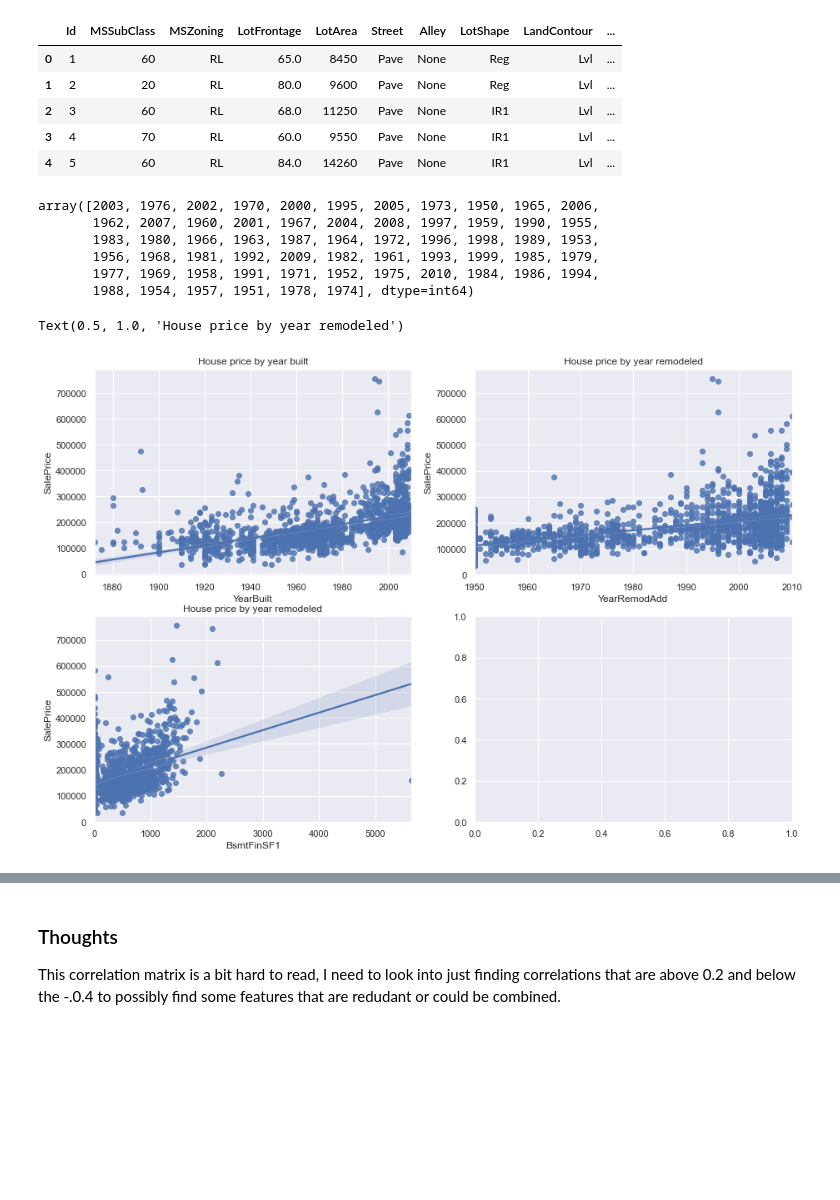
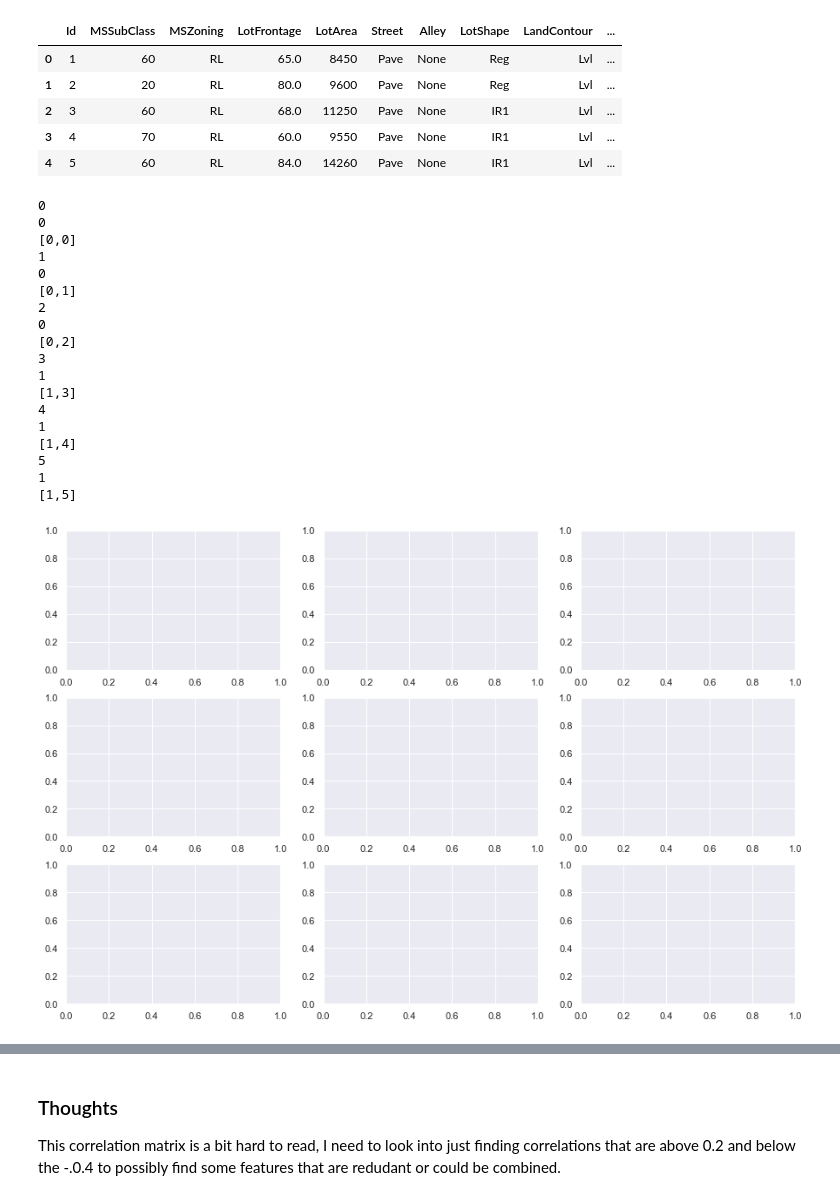
Before and after one commit to Codeman27Org/house_prices, a Jupyter notebook: house_prices.ipynb, the cells around one changed output, grey strips where cells are left out. Drawn from its saved outputs; the diff is of its cells as text; code cells hidden in the pictures; blank space fills up the shorter version.

Commit message:
messing with graph loop

```diff
--- a/house_prices.ipynb
+++ b/house_prices.ipynb
@@ -147,38 +147,60 @@ houses_cleaned.head()
 | 2 | 3 | 60 | RL | 68.0 | 11250 | Pave | None | IR1 | Lvl | ... |
 | 3 | 4 | 70 | RL | 60.0 | 9550 | Pave | None | IR1 | Lvl | ... |
 | 4 | 5 | 60 | RL | 84.0 | 14260 | Pave | None | IR1 | Lvl | ... |
-# %%
-houses_cleaned['YearRemodAdd'].unique()
-# %% [output]
-array([2003, 1976, 2002, 1970, 2000, 1995, 2005, 1973, 1950, 1965, 2006,
-       1962, 2007, 1960, 2001, 1967, 2004, 2008, 1997, 1959, 1990, 1955,
-       1983, 1980, 1966, 1963, 1987, 1964, 1972, 1996, 1998, 1989, 1953,
-       1956, 1968, 1981, 1992, 2009, 1982, 1961, 1993, 1999, 1985, 1979,
-       1977, 1969, 1958, 1991, 1971, 1952, 1975, 2010, 1984, 1986, 1994,
-       1988, 1954, 1957, 1951, 1978, 1974], dtype=int64)
 # %%
-fig, axs = plt.subplots(2,2, figsize = (15, 10))
+import math
 
-sns.regplot(data=houses_cleaned, x='YearBuilt', y='SalePrice', ax=axs[0, 0])
-axs[0, 0].set_title('House price by year built')
+fig, axs = plt.subplots(3,3, figsize = (15, 10))
 
-sns.regplot(data=houses_cleaned, x='YearRemodAdd', y='SalePrice', ax=axs[0, 1])
-axs[0, 1].set_title('House price by year remodeled')
+regplot_vars = ['LotFrontage', 'LotArea', 'YearBuilt', 'YearRemodAdd', 'MasVnrArea', 'BsmtFinSF1']
+#'YearRemodAdd', 'MasVnrArea', 'BsmtFinSF1'
 
-sns.regplot(data=houses_cleaned, x='BsmtFinSF1', y='SalePrice', ax=axs[1, 0])
-axs[1, 0].set_title('House price by year remodeled')
+for index, plot in enumerate(regplot_vars):
+
+    print('['  + str(math.floor(index/3)) + ',' + str(index) +']')
+#     sns.regplot(data=houses_cleaned, x=plot, y='SalePrice', ax=axs[math.floor(index/3), index])
+
+# sns.regplot(data=houses_cleaned, x='LotFrontage', y='SalePrice', ax=axs[0, 0])
+
+# sns.regplot(data=houses_cleaned, x='LotArea', y='SalePrice', ax=axs[0, 1])
+# plt.yticklabel_format(style='plain', axis='y')
+
+# sns.regplot(data=houses_cleaned, x='YearBuilt', y='SalePrice', ax=axs[0, 2])
+
+# sns.regplot(data=houses_cleaned, x='YearRemodAdd', y='SalePrice', ax=axs[1, 0])
+
+# sns.regplot(data=houses_cleaned, x='MasVnrArea', y='SalePrice', ax=axs[1, 1])
+
+# sns.regplot(data=houses_cleaned, x='BsmtFinSF1', y='SalePrice', ax=axs[1, 2])
 
 # sns.barplot(data=houses_cleaned, x='MoSold', y='SalePrice', ax=axs[0, 1])
 # axs[0, 1].set_title('Average sale price by month')
 
 # sns.barplot(data=houses_cleaned, x='YrSold', y='SalePrice', ax=axs[1, 0])
 # axs[1, 0].set_title('Average sale price by year')
 
 # sns.barplot(data=houses_cleaned, x='MSZoning', y='SalePrice', ax=axs[1, 1])
 # axs[1, 1].set_title('Average sale price by year')
 # %% [output]
-Text(0.5, 1.0, 'House price by year remodeled')
+0
+0
+[0,0]
+1
+0
+[0,1]
+2
+0
+[0,2]
+3
+1
+[1,3]
+4
+1
+[1,4]
+5
+1
+[1,5]
-[figure, old version]
+[figure, new version]
 # %%
 corr = houses_cleaned_numeric.corr()
 mask = np.triu(np.ones_like(corr, dtype=bool))
```
Also changed, not shown: parts of 2 cells of this notebook.
